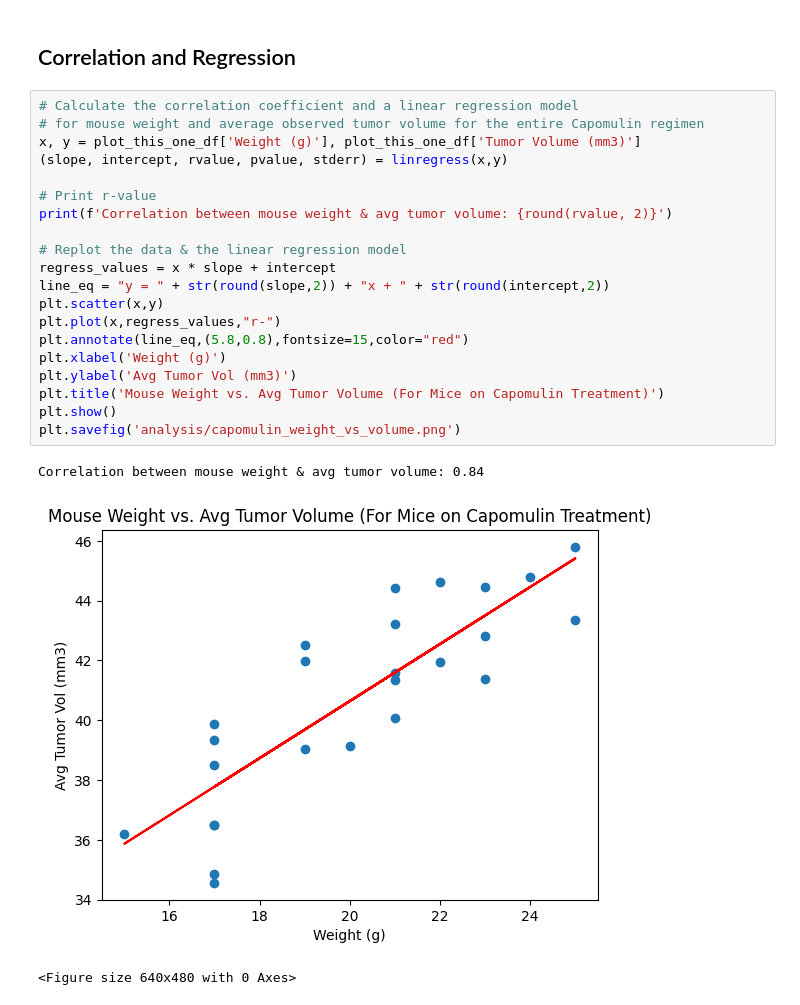
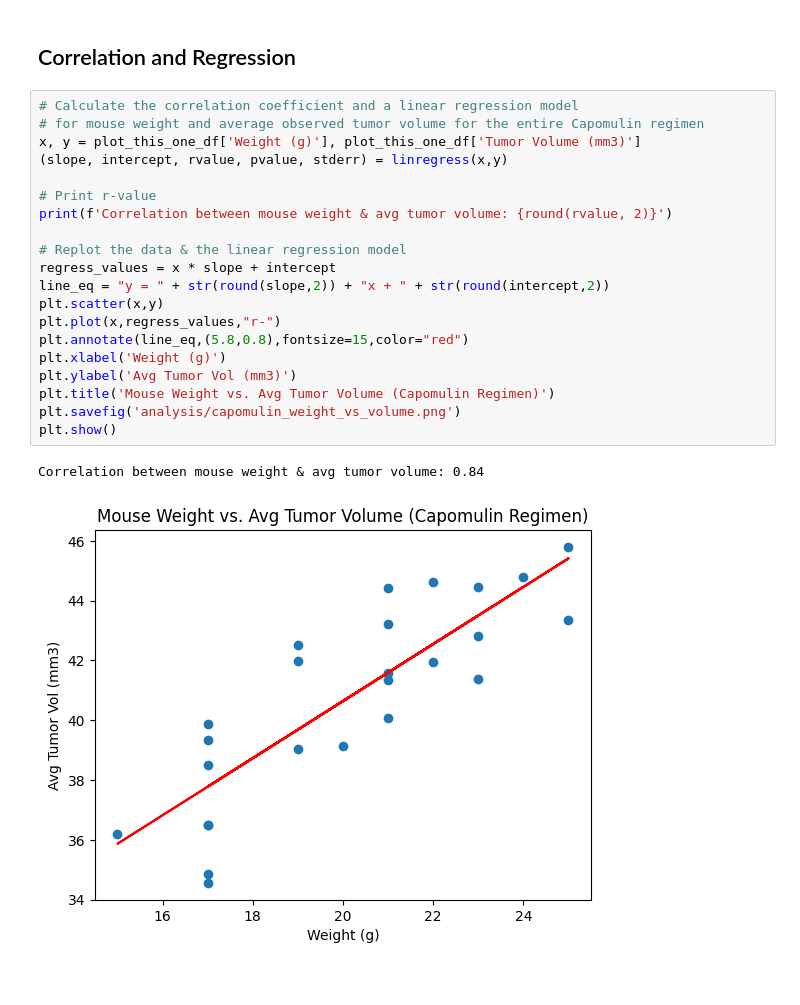
Before and after one commit to makennavick/visualization-challenge, a Jupyter notebook: pymaceuticals_starter.ipynb, the cells around one changed output. Cells and saved outputs as stored; diff of their text form.

```diff
--- a/pymaceuticals_starter.ipynb
+++ b/pymaceuticals_starter.ipynb
@@ -299,24 +316,23 @@ plot_this_one_df.plot.scatter(x='Weight (g)', y='Tumor Volume (mm3)', ylabel='Av
 # %%
 # Calculate the correlation coefficient and a linear regression model
 # for mouse weight and average observed tumor volume for the entire Capomulin regimen
 x, y = plot_this_one_df['Weight (g)'], plot_this_one_df['Tumor Volume (mm3)']
 (slope, intercept, rvalue, pvalue, stderr) = linregress(x,y)
 
 # Print r-value
 print(f'Correlation between mouse weight & avg tumor volume: {round(rvalue, 2)}')
 
 # Replot the data & the linear regression model
 regress_values = x * slope + intercept
 line_eq = "y = " + str(round(slope,2)) + "x + " + str(round(intercept,2))
 plt.scatter(x,y)
 plt.plot(x,regress_values,"r-")
 plt.annotate(line_eq,(5.8,0.8),fontsize=15,color="red")
 plt.xlabel('Weight (g)')
 plt.ylabel('Avg Tumor Vol (mm3)')
-plt.title('Mouse Weight vs. Avg Tumor Volume (For Mice on Capomulin Treatment)')
+plt.title('Mouse Weight vs. Avg Tumor Volume (Capomulin Regimen)')
+plt.savefig('analysis/capomulin_weight_vs_volume.png')
 plt.show()
-plt.savefig('analysis/capomulin_weight_vs_volume.png')
 # %% [output]
 Correlation between mouse weight & avg tumor volume: 0.84
-[figure, old version]
+[figure, new version]
-<Figure size 640x480 with 0 Axes>
```
Also changed, not shown: parts of 12 cells of this notebook, 1 other file.
